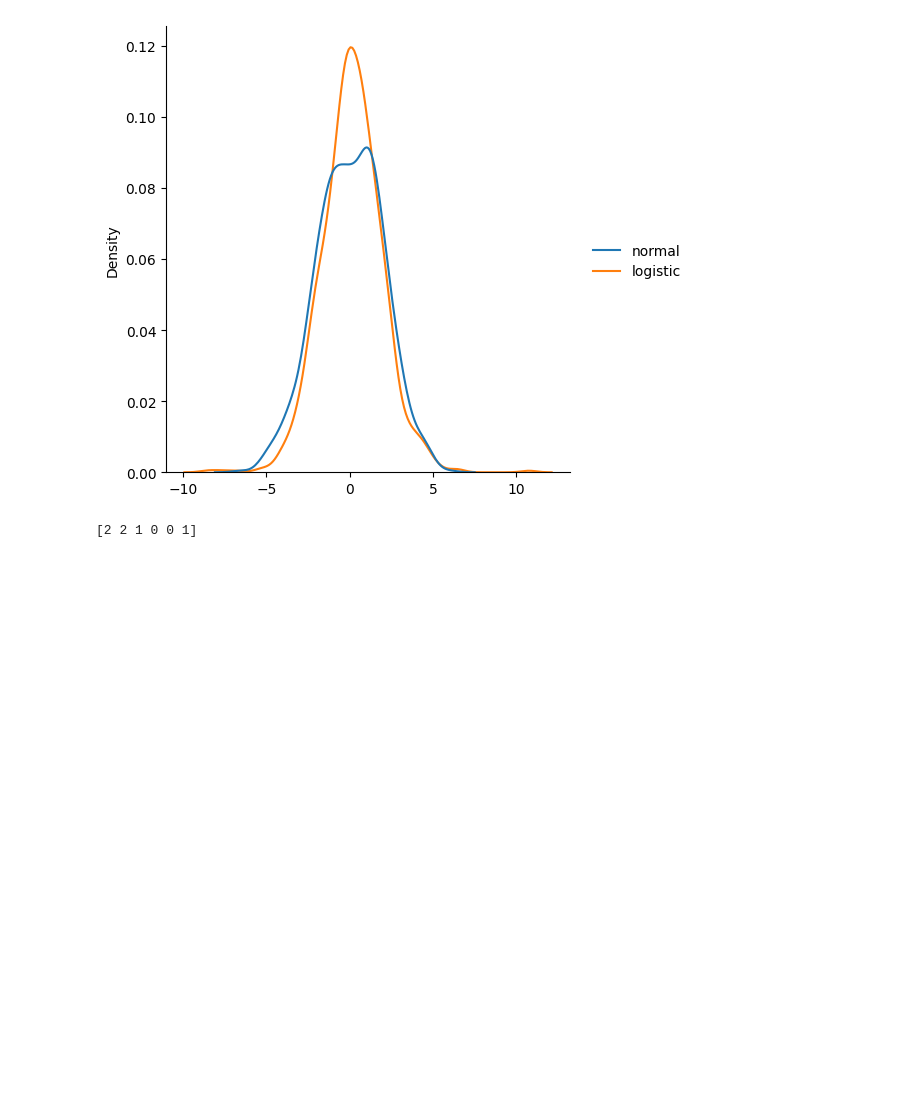
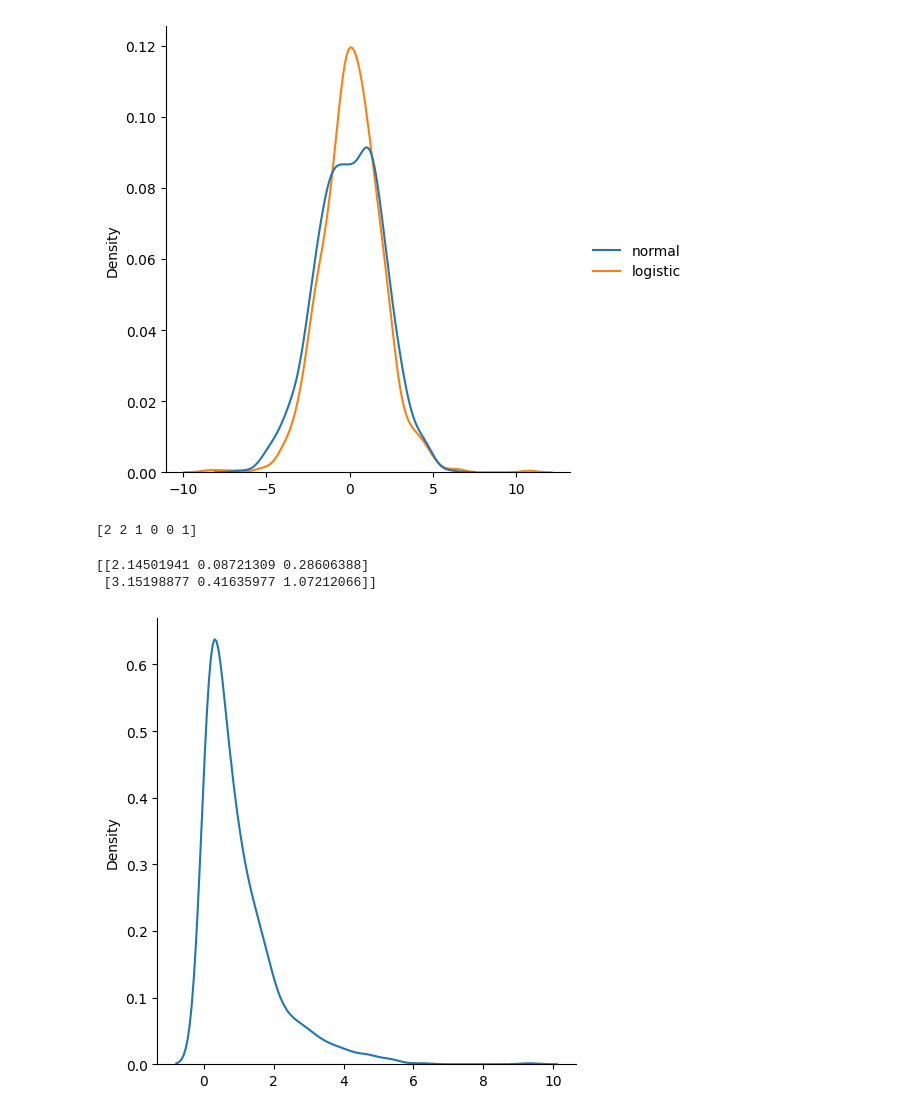
Before and after one commit to shubhajyotimitra/numpy-pandas-notebook, a Jupyter notebook: numpy_random.ipynb, the cells around one changed output. Saved outputs shown, nothing was run; the diff lists cells and outputs as text; code cells hidden in the pictures; blank space fills up the shorter version.

```diff
--- a/numpy_random.ipynb
+++ b/numpy_random.ipynb
@@ -361,0 +373,20 @@ print(x)
+# %%
+from numpy import random
+
+x = random.exponential(scale=2, size=(2, 3))
+
+print(x)
+# %% [output]
+[[2.14501941 0.08721309 0.28606388]
+ [3.15198877 0.41635977 1.07212066]]
+# %%
+# Visualization of Exponential Distribution :
+from numpy import random
+import matplotlib.pyplot as plt
+import seaborn as sns
+
+sns.displot(random.exponential(size=1000), kind="kde")
+
+plt.show()
+# %% [output]
+[figure, added]
```
Also changed, not shown: parts of 2 cells of this notebook.
